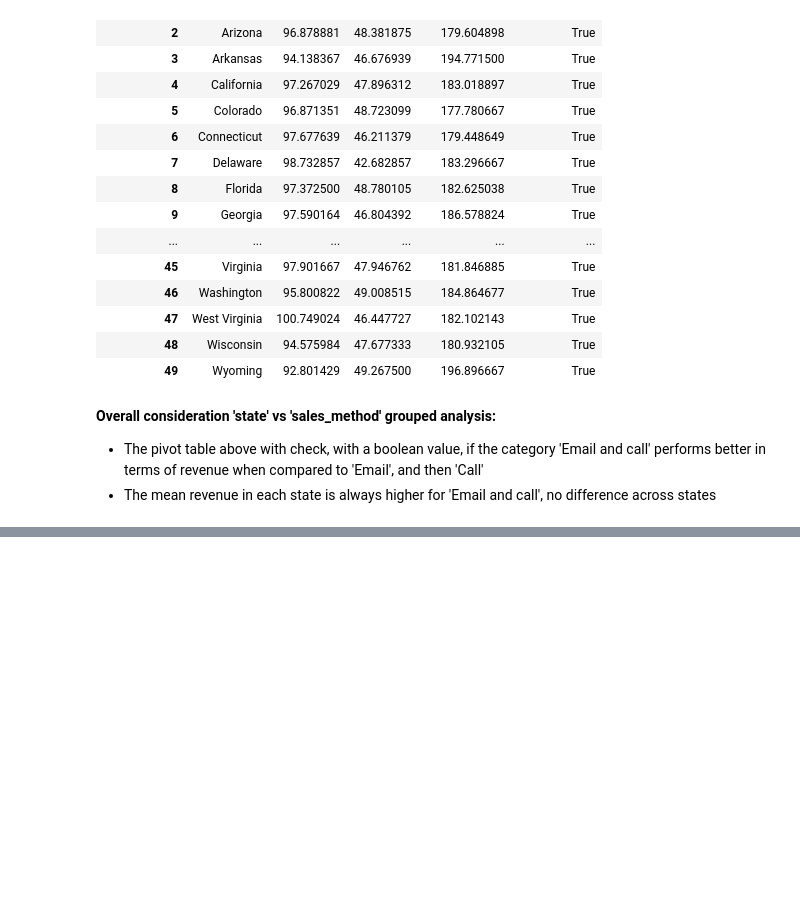
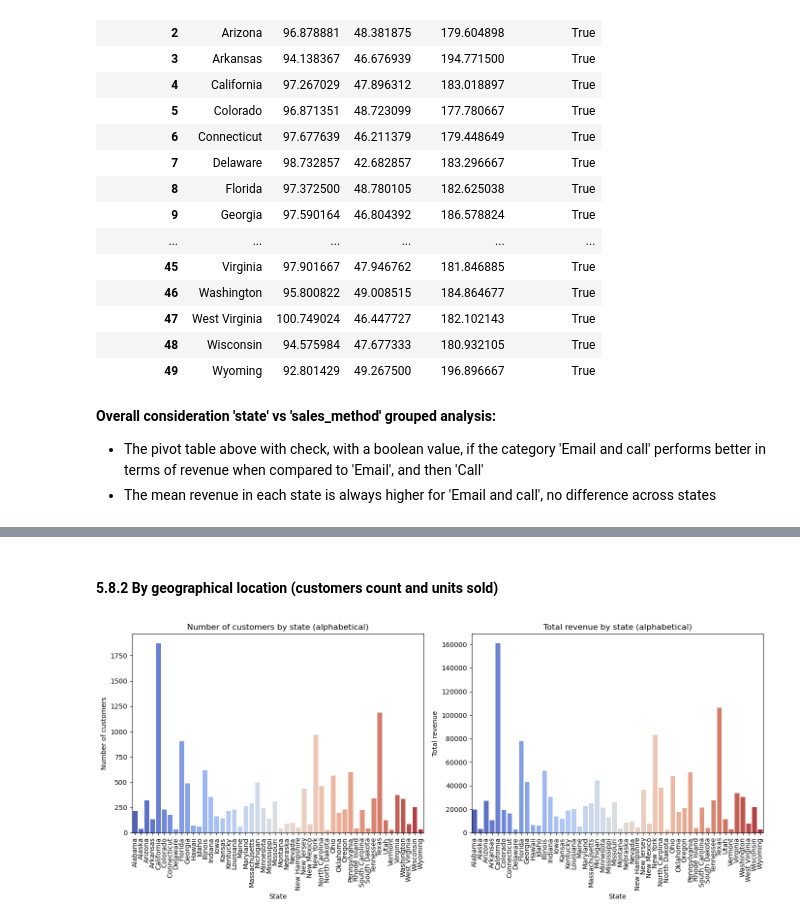
Before and after one commit to mikjf/datacamp_data_analyst_professional_python, a Jupyter notebook: exam_product_sales_analysis.ipynb, the cells around one changed output, grey strips where cells are left out. Cells and saved outputs as stored; diff of their text form; code cells hidden in the pictures; blank space fills up the shorter version.

```diff
--- a/exam_product_sales_analysis.ipynb
+++ b/exam_product_sales_analysis.ipynb
@@ -1056,0 +1199,34 @@ pivot_table
+# %% [markdown]
+#### 5.8.2 By geographical location (customers count and units sold)
+# %%
+# count of customers by state
+statewise_customer_count = data.groupby('state')['customer_id'].nunique().reset_index()
+statewise_customer_count.rename(columns={'customer_id': 'number_of_customers'}, inplace=True)
+
+# revenue by state
+statewise_revenue = data.groupby('state')['revenue'].sum().reset_index()
+
+# create figure
+plt.figure(figsize=(14, 6))
+
+# count of customers by state
+plt.subplot(1, 2, 1)
+sns.barplot(x='state', y='number_of_customers', data=statewise_customer_count, palette='coolwarm')
+plt.xticks(rotation=90)
+plt.title('Number of customers by state (alphabetical)')
+plt.xlabel('State')
+plt.ylabel('Number of customers')
+
+# revenue by state
+plt.subplot(1, 2, 2)
+sns.barplot(x='state', y='revenue', data=statewise_revenue, palette='coolwarm')
+plt.xticks(rotation=90)
+plt.title('Total revenue by state (alphabetical)')
+plt.xlabel('State')
+plt.ylabel('Total revenue')
+
+# show plots
+plt.tight_layout()
+plt.show()
+# %% [output]
+[figure, added]
```
Also changed, not shown: parts of 25 cells of this notebook.
